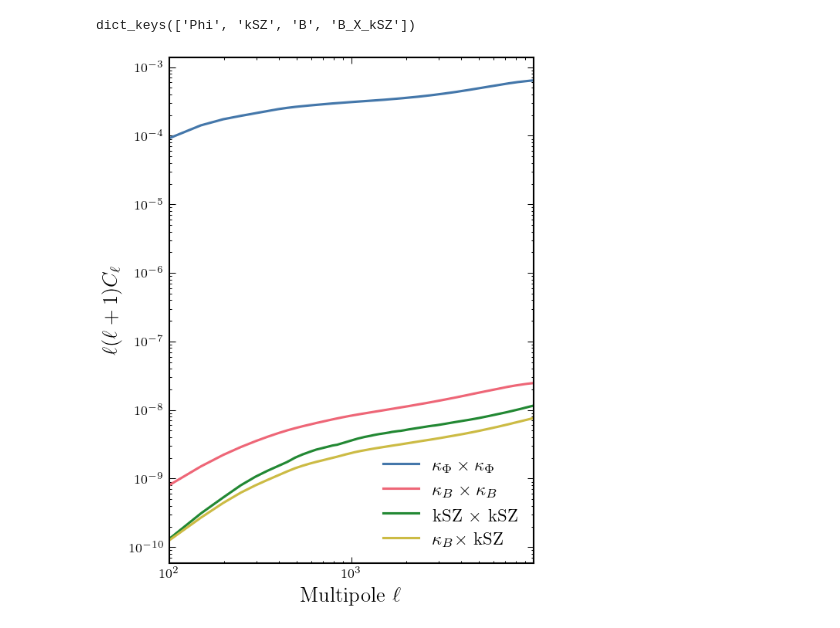
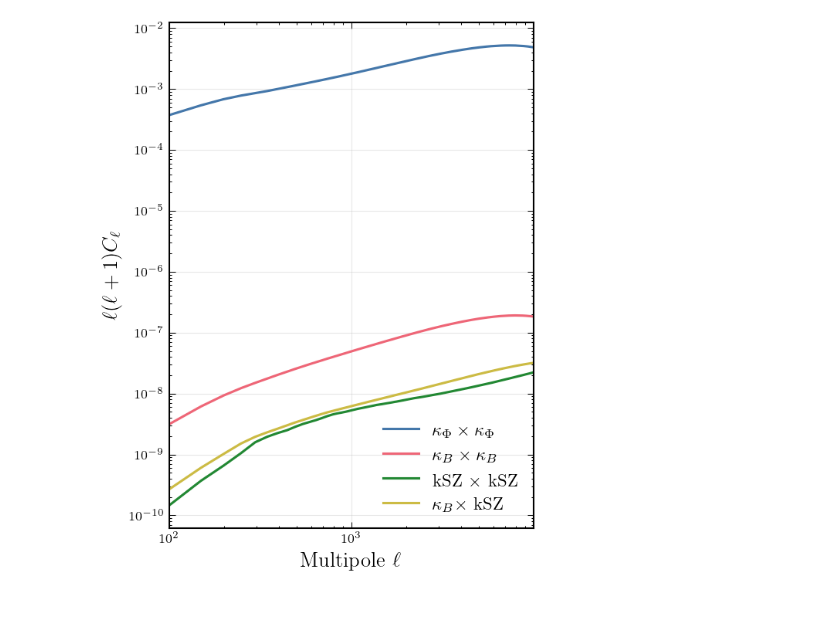
Before and after one commit to vPedreros/gravitomagnetic, a Jupyter notebook: notebooks/reading.ipynb, the cells around one changed output. Drawn from its saved outputs; the diff is of its cells as text; code cells hidden in the pictures.

```diff
--- a/notebooks/reading.ipynb
+++ b/notebooks/reading.ipynb
@@ -16,41 +15,38 @@ with open('test_out/snapshot_metadata.json') as f:
 parameters_sim = utils.parameters_sim
 # %%
-C_ells_XY = np.load('test_out/C_ells_XY.npy', allow_pickle=True).item()
-ell_grid = np.load('test_out/ell_grid.npy')
+C_ells_XY = np.load('output/lcdm/C_ells_XY.npy', allow_pickle=True).item()
+ell_grid = np.load('output/lcdm/ell_grid.npy')
 
-P_curl = np.load('test_out/Pk_curl.npy')
-k_curl = np.load('test_out/k_curl.npy')
-P_m = np.load('test_out/Pk_m.npy')
-k_m = np.load('test_out/k_m.npy')
+P_curl = np.load('output/lcdm/snap_026/Pk_curl.npy')
+k_curl = np.load('output/lcdm/snap_026/k_curl.npy')
+P_m = np.load('output/lcdm/snap_026/Pk_m.npy')
+k_m = np.load('output/lcdm/snap_026/k_m.npy')
 
 z=metadata['redshift']
 
 factor = 6*parameters_sim['H0']**2*parameters_sim['Omega_m']*(1+z)
-# %%
-C_ells_XY.keys()
-# %% [output]
-dict_keys(['Phi', 'kSZ', 'B', 'B_X_kSZ'])
 # %%
 fig, ax = plt.subplots(figsize=(4, 5))
 
 # Plot all spectra
 ax.loglog(ell_grid, ell_grid*(ell_grid+1)*C_ells_XY['Phi'],                 label=r"$\kappa_\Phi \times \kappa_\Phi$")
-ax.loglog(ell_grid, ell_grid*(ell_grid+1)/factor**2*C_ells_XY['B']  ,       label=r"$\kappa_B \times \kappa_B$")
-ax.loglog(ell_grid, ell_grid*(ell_grid+1)/factor**2*C_ells_XY['kSZ']    ,   label=r"kSZ $\times$ kSZ")
-ax.loglog(ell_grid, ell_grid*(ell_grid+1)/factor**2*C_ells_XY['B_X_kSZ'],   label=r"$\kappa_B \times$ kSZ")
+ax.loglog(ell_grid, ell_grid*(ell_grid+1)*C_ells_XY['B']  ,       label=r"$\kappa_B \times \kappa_B$")
+ax.loglog(ell_grid, ell_grid*(ell_grid+1)*C_ells_XY['kSZ']    ,   label=r"kSZ $\times$ kSZ")
+ax.loglog(ell_grid, ell_grid*(ell_grid+1)*C_ells_XY['B_X_kSZ'],   label=r"$\kappa_B \times$ kSZ")
 
 # Axis labels
 ax.set_xlabel(r"Multipole $\ell$", fontsize=13)
 ax.set_ylabel(r"$\ell(\ell+1)C_\ell$", fontsize=13)
 
 # Legend
 ax.legend(fontsize=11, loc="best", frameon=False)
 
 # Grid and limits
 # ax.grid(True, which="both", ls="--", lw=0.5, alpha=0.7)
 ax.set_xlim(ell_grid.min(), ell_grid.max())
 
 plt.tight_layout()
+plt.savefig('imgs/C_ells.pdf')
 plt.show()
 # %% [output]
-[figure, old version]
+[figure, new version]
```
Also changed, not shown: parts of 5 cells of this notebook.
